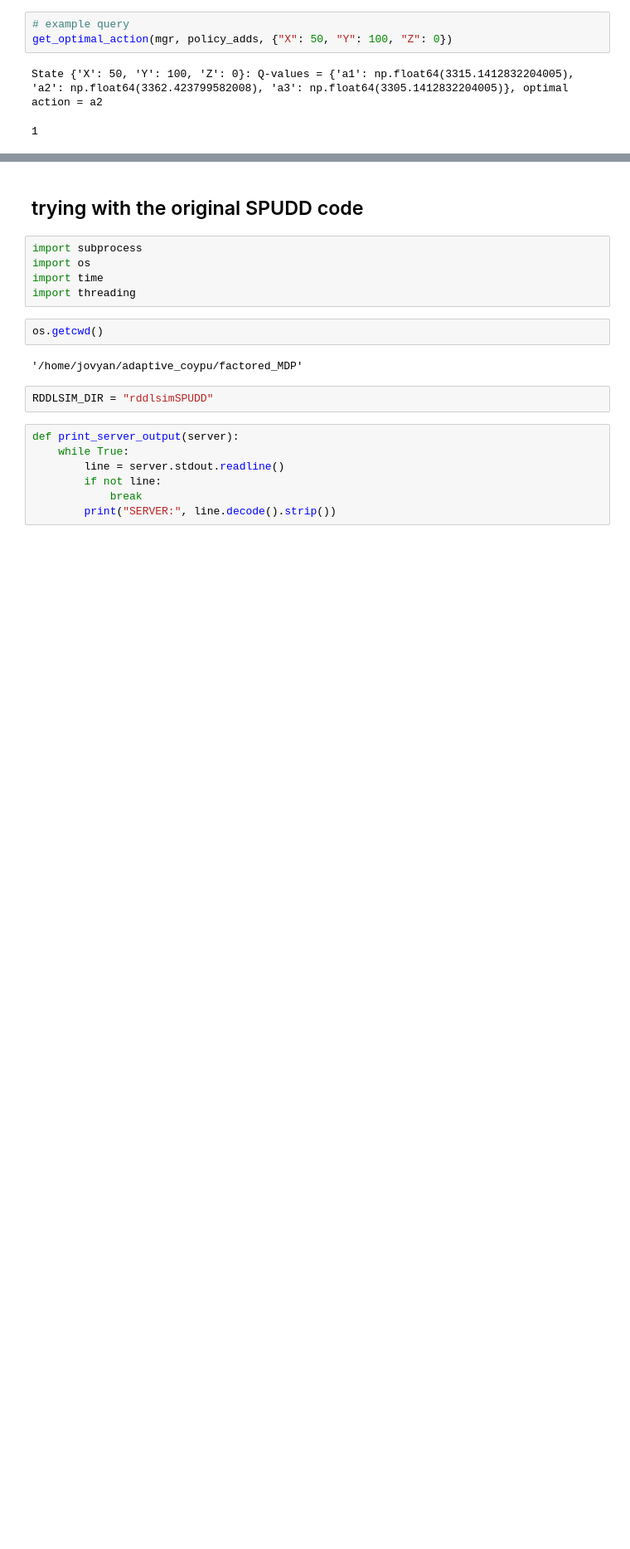
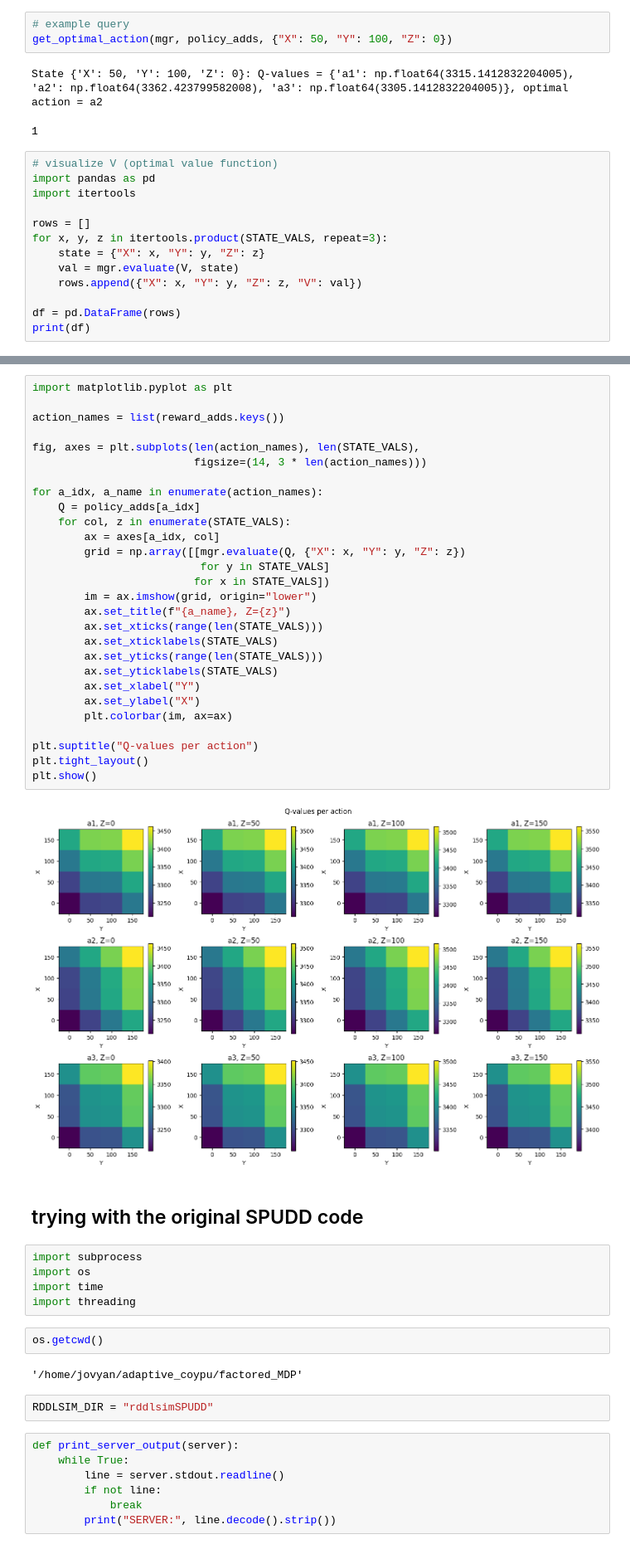
Before and after one commit to abigailkeller/adaptive_coypu, a Jupyter notebook: factored_MDP/create_ADDs.ipynb, the cells around one changed output, grey strips where cells are left out. Shown at 83% size. Drawn from its saved outputs; the diff is of its cells as text; blank space fills up the shorter version.

Commit message:
added some visualizations

```diff
--- a/factored_MDP/create_ADDs.ipynb
+++ b/factored_MDP/create_ADDs.ipynb
@@ -594,3 +594,16 @@ get_optimal_action(mgr, policy_adds, {"X": 50, "Y": 100, "Z": 0})
 # %% [output]
 State {'X': 50, 'Y': 100, 'Z': 0}: Q-values = {'a1': np.float64(3315.1412832204005), 'a2': np.float64(3362.423799582008), 'a3': np.float64(3305.1412832204005)}, optimal action = a2
 1
+# %%
+# visualize V (optimal value function)
+import pandas as pd
+import itertools
+
+rows = []
+for x, y, z in itertools.product(STATE_VALS, repeat=3):
+    state = {"X": x, "Y": y, "Z": z}
+    val = mgr.evaluate(V, state)
+    rows.append({"X": x, "Y": y, "Z": z, "V": val})
+
+df = pd.DataFrame(rows)
+print(df)
@@ -597,3 +625,33 @@ State {'X': 50, 'Y': 100, 'Z': 0}: Q-values = {'a1': np.float64(3315.14128322040
+# %%
+import matplotlib.pyplot as plt
+
+action_names = list(reward_adds.keys())
+
+fig, axes = plt.subplots(len(action_names), len(STATE_VALS),
+                         figsize=(14, 3 * len(action_names)))
+
+for a_idx, a_name in enumerate(action_names):
+    Q = policy_adds[a_idx]
+    for col, z in enumerate(STATE_VALS):
+        ax = axes[a_idx, col]
+        grid = np.array([[mgr.evaluate(Q, {"X": x, "Y": y, "Z": z})
+                          for y in STATE_VALS]
+                         for x in STATE_VALS])
+        im = ax.imshow(grid, origin="lower")
+        ax.set_title(f"{a_name}, Z={z}")
+        ax.set_xticks(range(len(STATE_VALS)))
+        ax.set_xticklabels(STATE_VALS)
+        ax.set_yticks(range(len(STATE_VALS)))
+        ax.set_yticklabels(STATE_VALS)
+        ax.set_xlabel("Y")
+        ax.set_ylabel("X")
+        plt.colorbar(im, ax=ax)
+
+plt.suptitle("Q-values per action")
+plt.tight_layout()
+plt.show()
+# %% [output]
+[figure, added]
 # %% [markdown]
 ## trying with the original SPUDD code
 # %%
```
Also changed, not shown: parts of 1 cell of this notebook, 1 other file.
